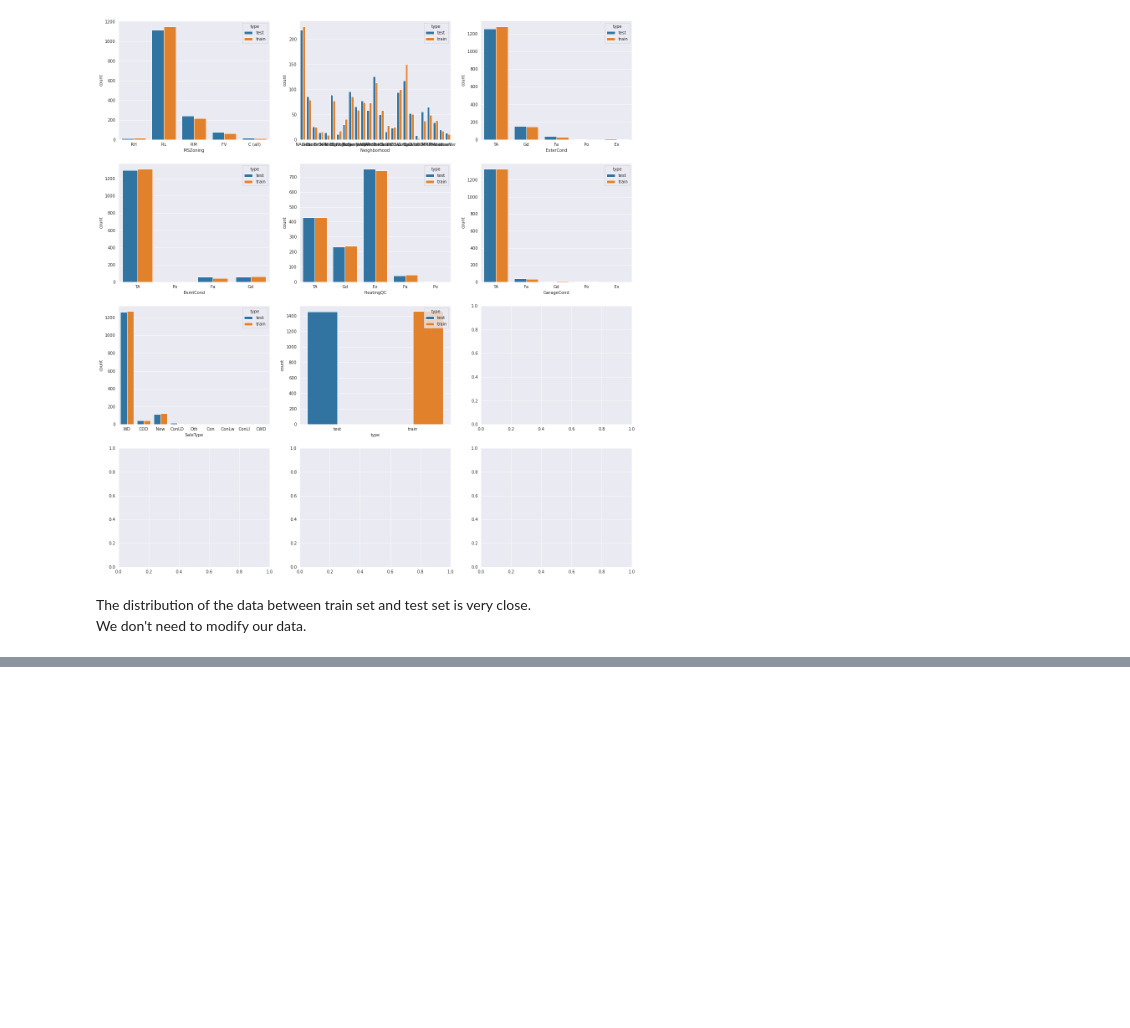
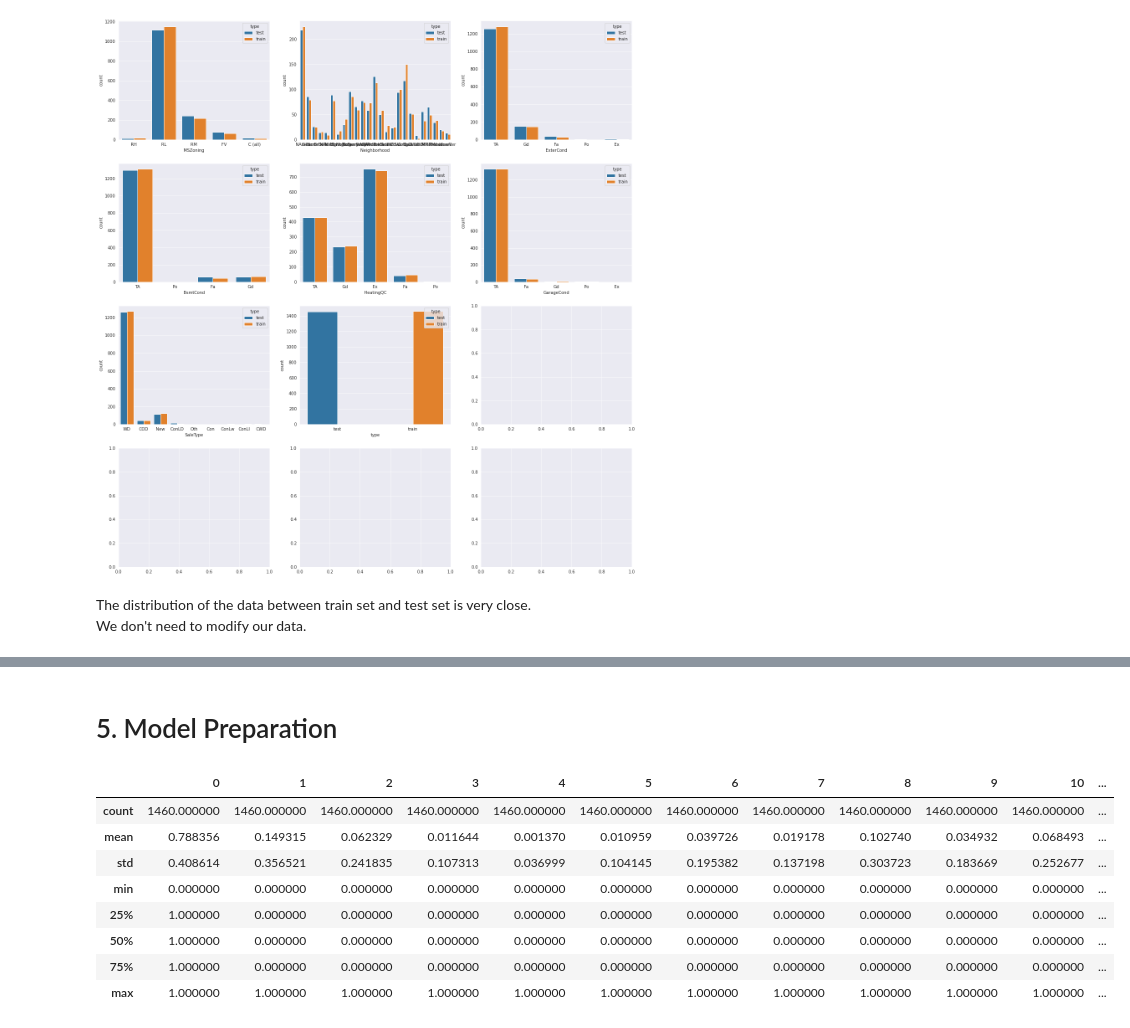
Before and after one commit to max-lutz/Kaggle_competitions, a Jupyter notebook: house-price-regression-full-eda-ml-workflow.ipynb, the cells around one changed output, grey strips where cells are left out. Saved outputs shown, nothing was run; the diff lists cells and outputs as text; code cells hidden in the pictures; blank space fills up the shorter version.

Commit message:
implement preprocessing pipeline

```diff
--- a/house-price-regression-full-eda-ml-workflow.ipynb
+++ b/house-price-regression-full-eda-ml-workflow.ipynb
@@ -747,0 +825,34 @@ def bin_Fireplaces(df):
+# %%
+preprocessing = make_column_transformer(
+    (OneHotEncoder(handle_unknown='ignore', sparse=False) , train.select_dtypes(include="object").columns.to_list()),
+    remainder = "passthrough"
+)
+# %% [markdown]
+# 5. Model Preparation
+# %%
+#dataset_train = pd.read_csv("/kaggle/input/titanic/train.csv")
+X = train
+y = np.ravel(np.array([pd.read_csv('/kaggle/input/house-prices-advanced-regression-techniques/train.csv')['SalePrice']]).T)
+
+X_pred = test.copy()
+
+folds = StratifiedKFold(n_splits=10, shuffle=True, random_state=0)
+# %%
+pipeline = Pipeline([
+    ('preprocessing' , preprocessing),
+    #('scaler' ,        MinMaxScaler()),
+    #('scaler' ,        StandardScaler()),
+    #('pca'    ,        PCA(n_components=6))
+])
+pipeline.fit(X)
+pd.DataFrame(pipeline.transform(X)).describe()
+# %% [output]
+|  | 0 | 1 | 2 | 3 | 4 | 5 | 6 | 7 | 8 | 9 | 10 | ... |
+| count | 1460.000000 | 1460.000000 | 1460.000000 | 1460.000000 | 1460.000000 | 1460.000000 | 1460.000000 | 1460.000000 | 1460.000000 | 1460.000000 | 1460.000000 | ... |
+| mean | 0.788356 | 0.149315 | 0.062329 | 0.011644 | 0.001370 | 0.010959 | 0.039726 | 0.019178 | 0.102740 | 0.034932 | 0.068493 | ... |
+| std | 0.408614 | 0.356521 | 0.241835 | 0.107313 | 0.036999 | 0.104145 | 0.195382 | 0.137198 | 0.303723 | 0.183669 | 0.252677 | ... |
+| min | 0.000000 | 0.000000 | 0.000000 | 0.000000 | 0.000000 | 0.000000 | 0.000000 | 0.000000 | 0.000000 | 0.000000 | 0.000000 | ... |
+| 25% | 1.000000 | 0.000000 | 0.000000 | 0.000000 | 0.000000 | 0.000000 | 0.000000 | 0.000000 | 0.000000 | 0.000000 | 0.000000 | ... |
+| 50% | 1.000000 | 0.000000 | 0.000000 | 0.000000 | 0.000000 | 0.000000 | 0.000000 | 0.000000 | 0.000000 | 0.000000 | 0.000000 | ... |
+| 75% | 1.000000 | 0.000000 | 0.000000 | 0.000000 | 0.000000 | 0.000000 | 0.000000 | 0.000000 | 0.000000 | 0.000000 | 0.000000 | ... |
+| max | 1.000000 | 1.000000 | 1.000000 | 1.000000 | 1.000000 | 1.000000 | 1.000000 | 1.000000 | 1.000000 | 1.000000 | 1.000000 | ... |
```
Also changed, not shown: parts of 9 cells of this notebook.
